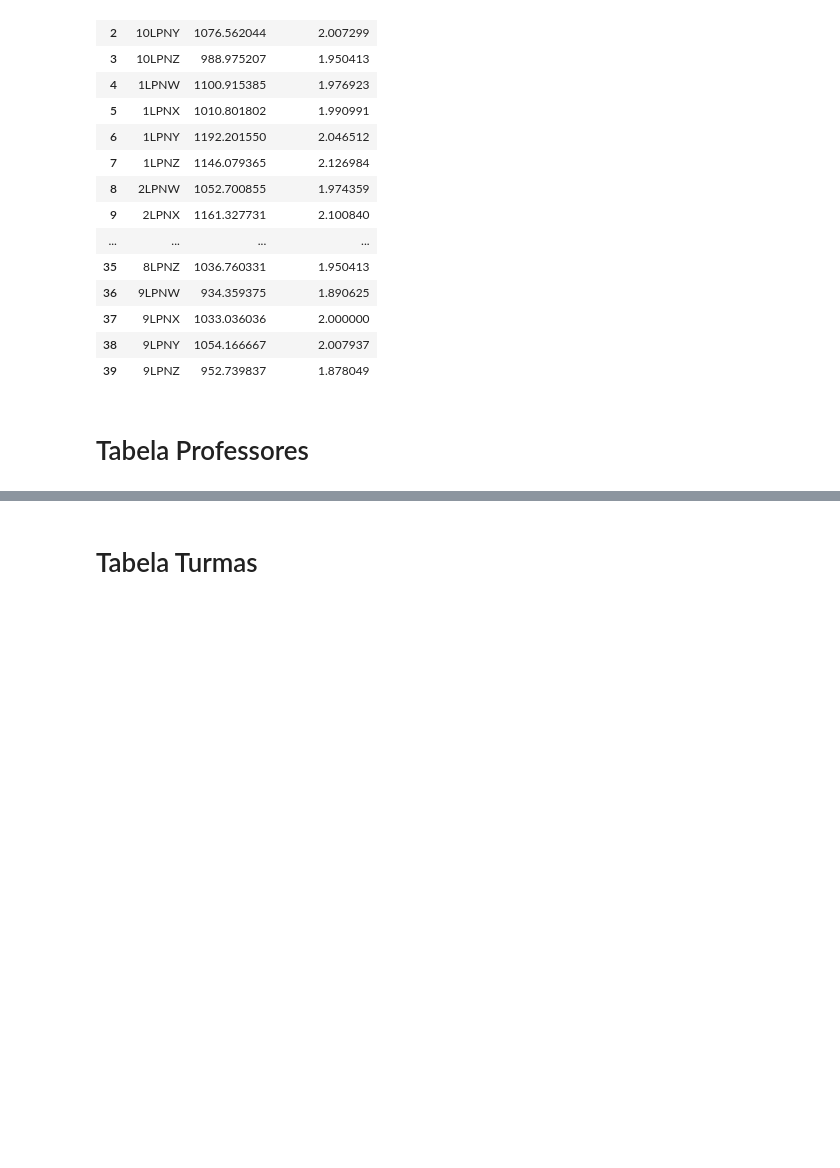
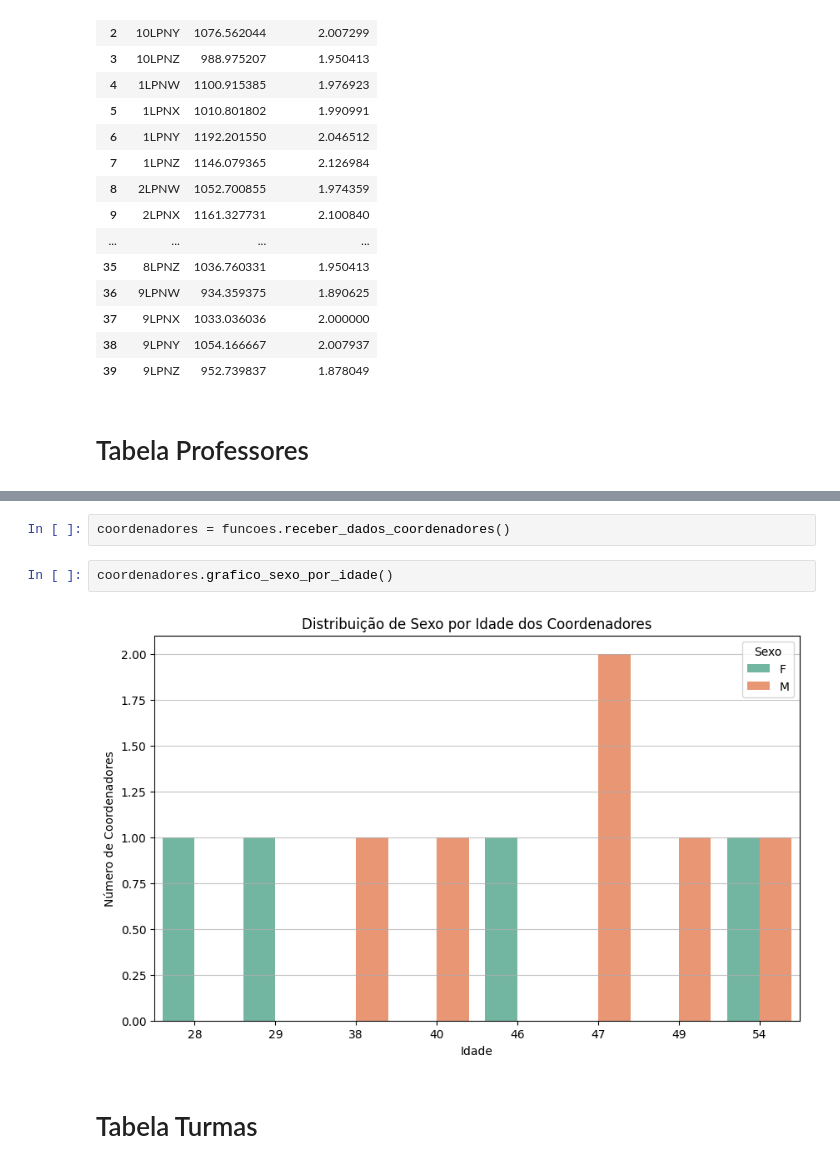
Before and after one commit to daviguerra05/Sprint03_Dynamic_Programming, a Jupyter notebook: Sprint03.ipynb, the cells around one changed output, grey strips where cells are left out. Saved outputs shown, nothing was run; the diff lists cells and outputs as text; blank space fills up the shorter version.

```diff
--- a/Sprint03.ipynb
+++ b/Sprint03.ipynb
@@ -258,3 +299,9 @@ alunos.diferenca_desempenho_por_turma()
+# %%
+coordenadores = funcoes.receber_dados_coordenadores()
+# %%
+coordenadores.grafico_sexo_por_idade()
+# %% [output]
+[figure, added]
 # %% [markdown]
 # Tabela Turmas
 # %%
```
Also changed, not shown: parts of 9 cells of this notebook, 5 other files.
